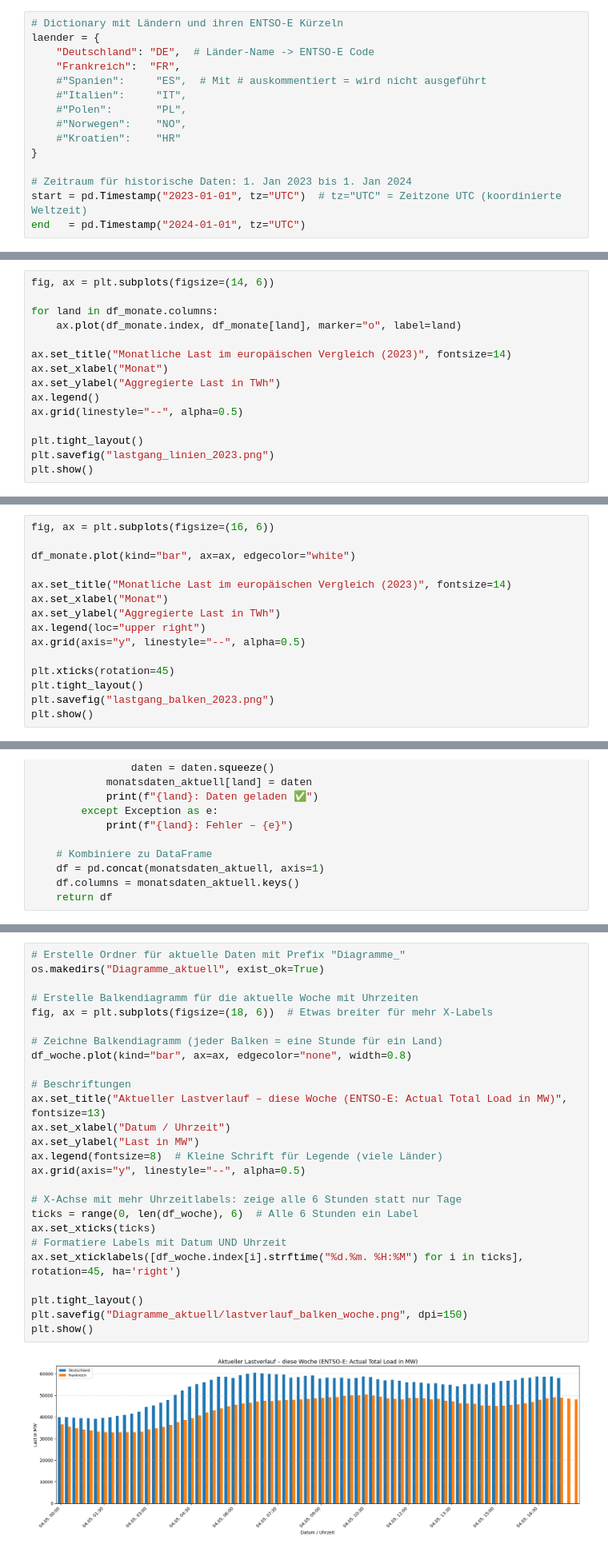
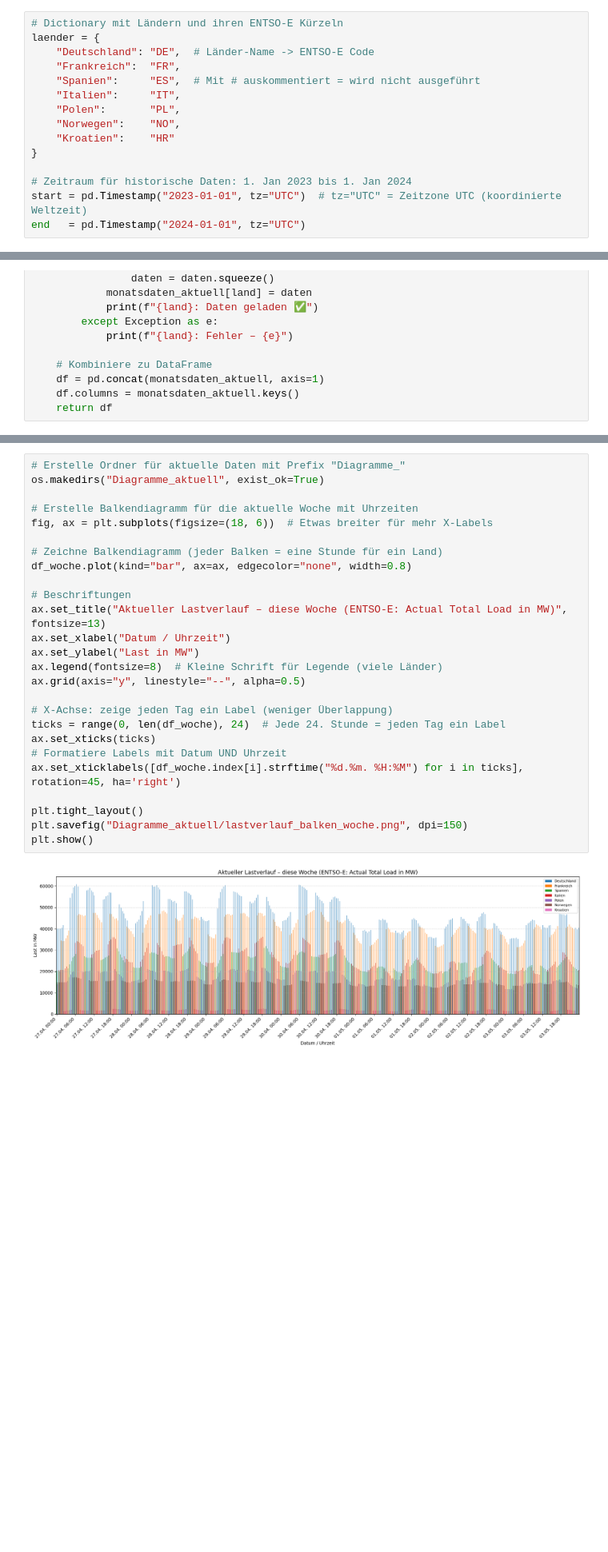
Before and after one commit to LukasK110898/Europavergleich-IT-Projekt-2026-HSWT, a Jupyter notebook: analyse.ipynb, the cells around one changed output, grey strips where cells are left out. Shown at 80% size. Saved outputs shown, nothing was run; the diff lists cells and outputs as text; blank space fills up the shorter version.

```diff
--- a/analyse.ipynb
+++ b/analyse.ipynb
@@ -39,11 +39,11 @@ def hole_generation_daten(client, kuerzel, start, end):
 laender = {
     "Deutschland": "DE",  # Länder-Name -> ENTSO-E Code
     "Frankreich":  "FR",
-    #"Spanien":     "ES",  # Mit # auskommentiert = wird nicht ausgeführt
-    #"Italien":     "IT",
-    #"Polen":       "PL",
-    #"Norwegen":    "NO",
-    #"Kroatien":    "HR"
+    "Spanien":     "ES",  # Mit # auskommentiert = wird nicht ausgeführt
+    "Italien":     "IT",
+    "Polen":       "PL",
+    "Norwegen":    "NO",
+    "Kroatien":    "HR"
 }
 
 # Zeitraum für historische Daten: 1. Jan 2023 bis 1. Jan 2024
@@ -143,15 +155,0 @@ Frankreich: Daten geladen ✅
-# %%
-fig, ax = plt.subplots(figsize=(14, 6))
-
-for land in df_monate.columns:
-    ax.plot(df_monate.index, df_monate[land], marker="o", label=land)
-
-ax.set_title("Monatliche Last im europäischen Vergleich (2023)", fontsize=14)
-ax.set_xlabel("Monat")
-ax.set_ylabel("Aggregierte Last in TWh")
-ax.legend()
-ax.grid(linestyle="--", alpha=0.5)
-
-plt.tight_layout()
-plt.savefig("lastgang_linien_2023.png")
-plt.show()
@@ -160,15 +155,0 @@ plt.show()
-# %%
-fig, ax = plt.subplots(figsize=(16, 6))
-
-df_monate.plot(kind="bar", ax=ax, edgecolor="white")
-
-ax.set_title("Monatliche Last im europäischen Vergleich (2023)", fontsize=14)
-ax.set_xlabel("Monat")
-ax.set_ylabel("Aggregierte Last in TWh")
-ax.legend(loc="upper right")
-ax.grid(axis="y", linestyle="--", alpha=0.5)
-
-plt.xticks(rotation=45)
-plt.tight_layout()
-plt.savefig("lastgang_balken_2023.png")
-plt.show()
@@ -457,31 +457,31 @@ Frankreich: Daten geladen ✅
 # %%
 # Erstelle Ordner für aktuelle Daten mit Prefix "Diagramme_"
 os.makedirs("Diagramme_aktuell", exist_ok=True)
 
 # Erstelle Balkendiagramm für die aktuelle Woche mit Uhrzeiten
 fig, ax = plt.subplots(figsize=(18, 6))  # Etwas breiter für mehr X-Labels
 
 # Zeichne Balkendiagramm (jeder Balken = eine Stunde für ein Land)
 df_woche.plot(kind="bar", ax=ax, edgecolor="none", width=0.8)
 
 # Beschriftungen
 ax.set_title("Aktueller Lastverlauf – diese Woche (ENTSO-E: Actual Total Load in MW)", fontsize=13)
 ax.set_xlabel("Datum / Uhrzeit")
 ax.set_ylabel("Last in MW")
 ax.legend(fontsize=8)  # Kleine Schrift für Legende (viele Länder)
 ax.grid(axis="y", linestyle="--", alpha=0.5)
 
-# X-Achse mit mehr Uhrzeitlabels: zeige alle 6 Stunden statt nur Tage
-ticks = range(0, len(df_woche), 6)  # Alle 6 Stunden ein Label
+# X-Achse: zeige jeden Tag ein Label (weniger Überlappung)
+ticks = range(0, len(df_woche), 24)  # Jede 24. Stunde = jeden Tag ein Label
 ax.set_xticks(ticks)
 # Formatiere Labels mit Datum UND Uhrzeit
 ax.set_xticklabels([df_woche.index[i].strftime("%d.%m. %H:%M") for i in ticks], rotation=45, ha='right')
 
 plt.tight_layout()
 plt.savefig("Diagramme_aktuell/lastverlauf_balken_woche.png", dpi=150)
 plt.show()
 # %% [output]
-[figure, old version]
+[figure, new version]
 # %%
 # Erstelle Ordner für aktuelle Daten mit Prefix "Diagramme_"
 os.makedirs("Diagramme_aktuell", exist_ok=True)
```
Also changed, not shown: parts of 21 cells of this notebook, 26 other files.
